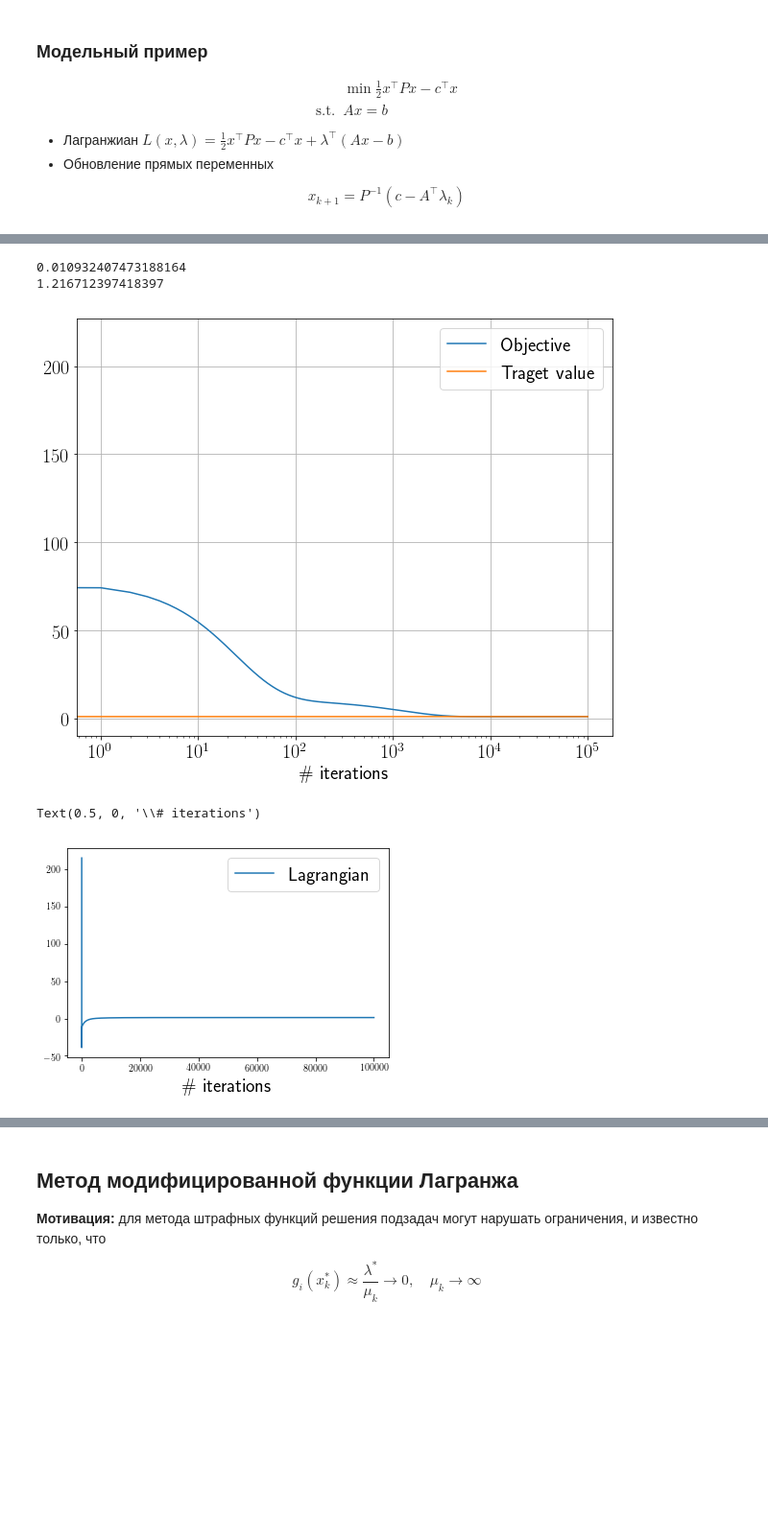
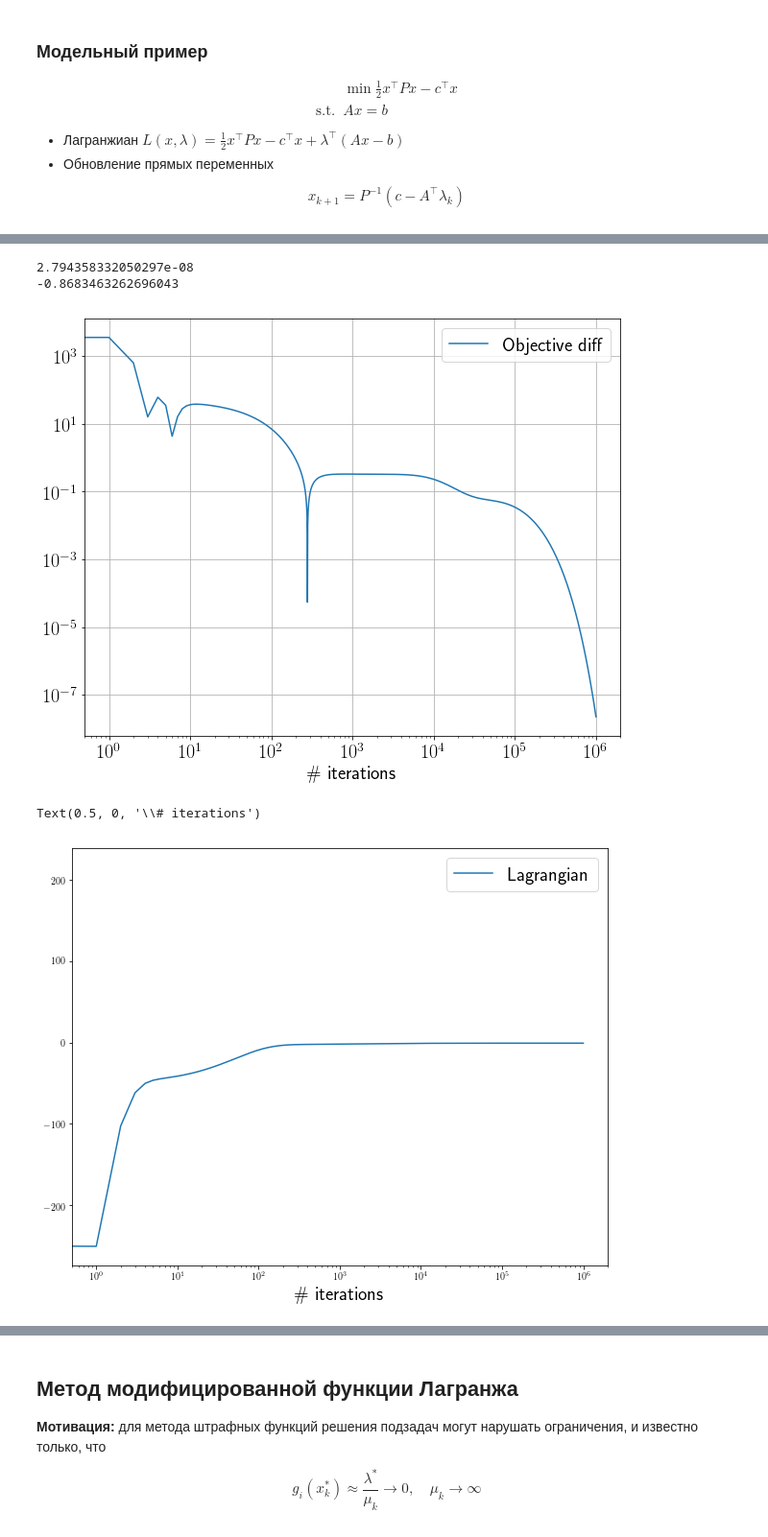
Before and after one commit to amkatrutsa/cet_opt_met, a Jupyter notebook: 09-admm/penalty_admm.ipynb, the cells around one changed output, grey strips where cells are left out. Shown: that part at 96% size. Drawn from its saved outputs; the diff is of its cells as text; code cells hidden in the pictures; blank space fills up the shorter version.

```diff
--- a/09-admm/penalty_admm.ipynb
+++ b/09-admm/penalty_admm.ipynb
@@ -366,7 +365,7 @@ optimal rho estimate: 3.92e-02
 x0 = np.random.randn(n)
 lam0 = np.random.randn(m)
 
-max_iter = 100000
+max_iter = 1000000
 alpha = 1e-4
 
 def f(x):
@@ -382,13 +381,14 @@ x_da, lam_da, conv_x_da, conv_lam_da = dual_ascent(update_x, A, b, alpha, x0, la
 print(np.linalg.norm(A @ x_da - b))
 print(0.5 * x_da @ P @ x_da - c @ x_da)
 # %% [output]
-0.010932407473188164
-1.216712397418397
+2.794358332050297e-08
+-0.8683463262696043
 # %%
 plt.figure(figsize=(10, 8))
-plt.plot([f(x) for x in conv_x_da], label="Objective")
-plt.plot(problem.value * np.ones(len(conv_x_da)), label="Traget value")
-# plt.yscale("log")
+# plt.plot([f(x) for x in conv_x_da], label="Objective")
+# plt.plot(problem.value * np.ones(len(conv_x_da)), label="Traget value")
+plt.plot([np.abs(f(x) - problem.value ) for x in conv_x_da], label="Objective diff")
+plt.yscale("log")
 plt.xscale("log")
 plt.legend(fontsize=20)
 plt.xlabel("\# iterations", fontsize=20)
@@ -396,15 +396,17 @@ plt.xticks(fontsize=20)
 plt.yticks(fontsize=20)
 plt.grid(True)
 # %% [output]
-[figure, old version]
+[figure, new version]
 # %%
+plt.figure(figsize=(10, 8))
 plt.plot([L(x, lam) for x, lam in zip(conv_x_da, conv_lam_da)],
          label="Lagrangian")
 plt.legend(fontsize=20)
+plt.xscale("log")
 plt.xlabel("\# iterations", fontsize=20)
 # %% [output]
 Text(0.5, 0, '\\# iterations')
-[figure, old version]
+[figure, new version]
 # %%
 plt.semilogy([np.linalg.norm(A @ x - b) for x in conv_x_da], label="$\|Ax - b\|_2$")
 plt.legend(fontsize=20)
```
Also changed, not shown: parts of 19 cells of this notebook.
